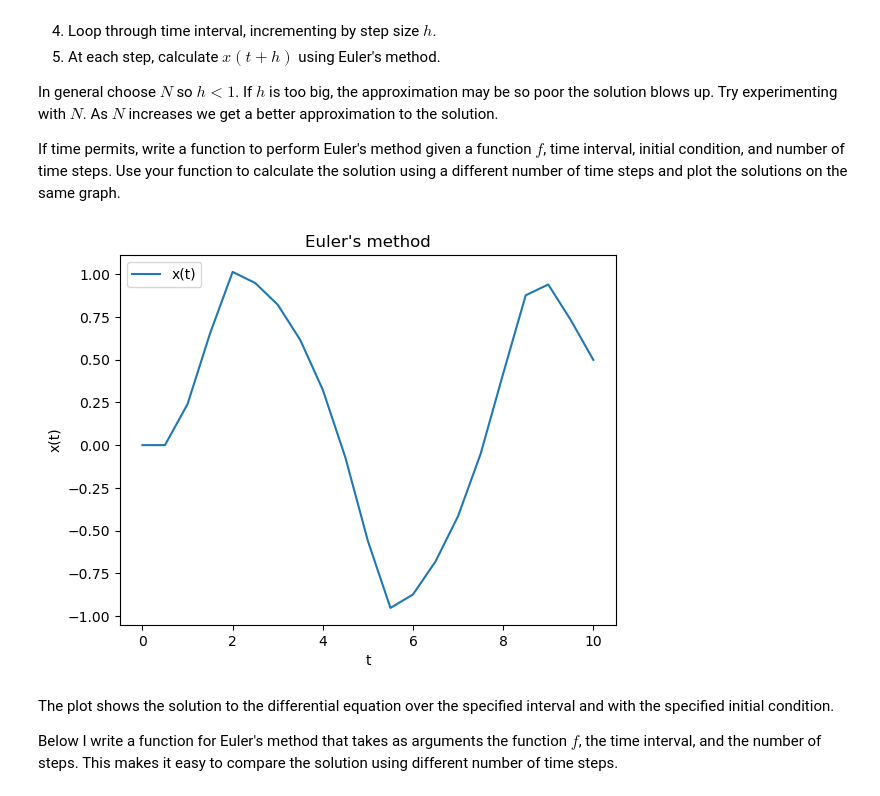
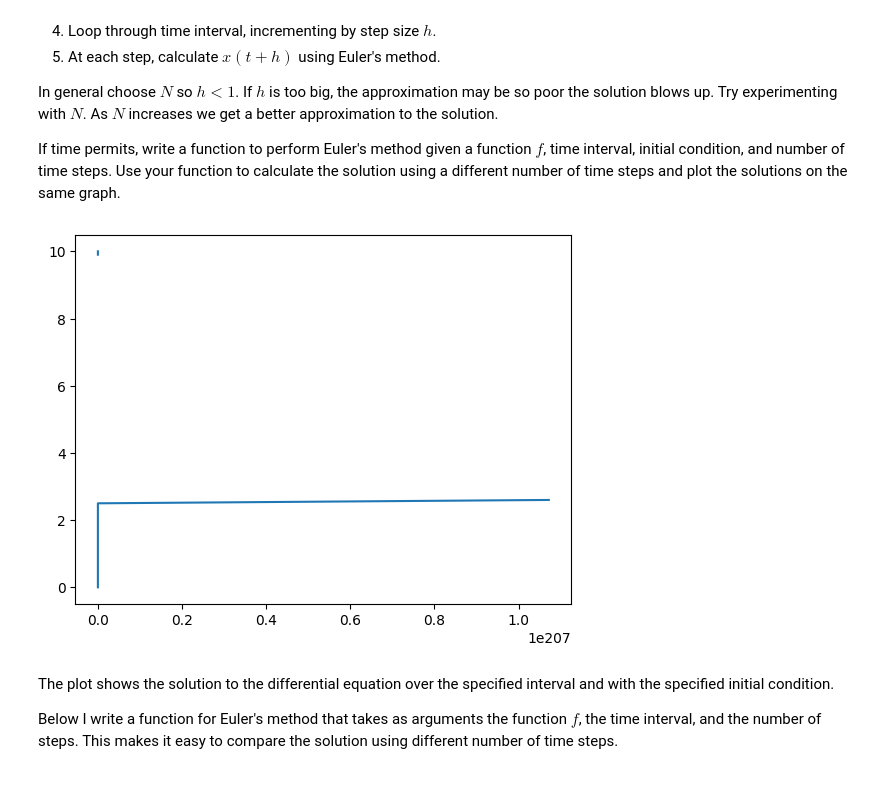
Before and after one commit to AcamaroCutcher/Computational-Physics, a Jupyter notebook: Class Notes/ph322_lecture11_may07_2026_prelecture.ipynb, the cells around one changed output. Saved outputs shown, nothing was run; the diff lists cells and outputs as text; code cells hidden in the pictures.

```diff
--- a/Class Notes/ph322_lecture11_may07_2026_prelecture.ipynb
+++ b/Class Notes/ph322_lecture11_may07_2026_prelecture.ipynb
@@ -156,22 +156,30 @@ If time permits, write a function to perform Euler's method given a function $f$
 # %%
 # User Euler's method solve a first-order ODE
 import numpy as np
+import matplotlib.pyplot as plt
 
 def f(x,t):
     return x**3 + np.sin(t)
 
-def euler(f, a, b, N, y0, t0):
+def euler(f, a, b, N, y0):
     h = (b - a)/N
     time_values = np.arange(a,b+ h, h)
-    approx_values = []
+    approx_values = np.zeros_like(time_values)
+    approx_values[0] = y0
 
+    for i in range(1, 99):
+        x = approx_values[i-1]
+        t = time_values[i-1]
+        approx_values[i] = x + h * f(x, t)
 
+    return approx_values, time_values
 
-    for i, t in enumerate(time_values):
+approx_values, time_values = euler(f, 0,10,100,0)
 
-        time_values.append()
+plt.plot(approx_values, time_values)
+plt.show()
 # %% [output]
-[figure, old version]
+[figure, new version]
 # %% [markdown]
 The plot shows the solution to the differential equation over the specified interval and with the specified initial condition.
 
```
